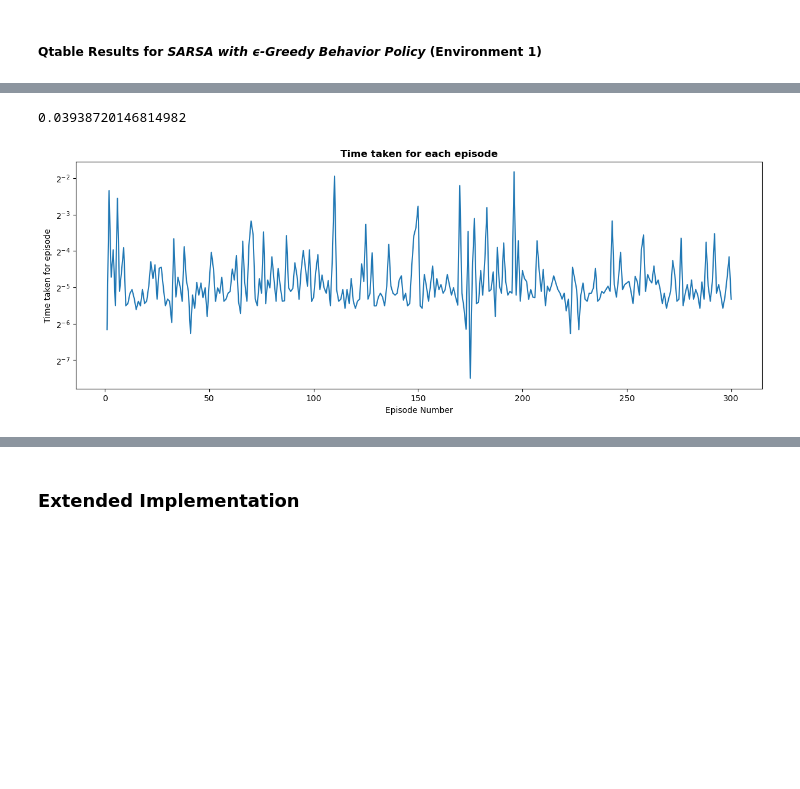
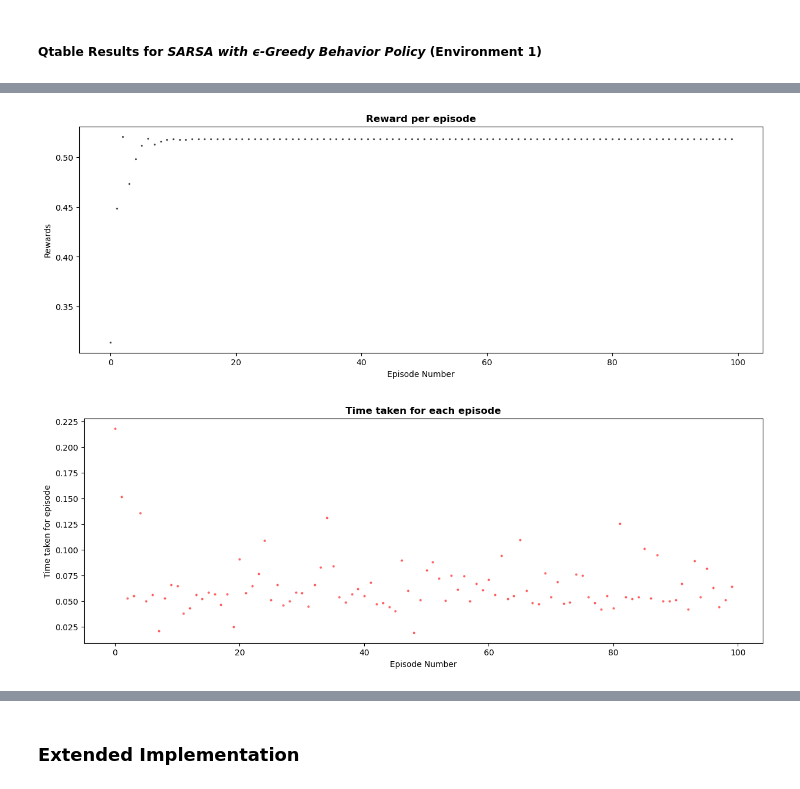
Before and after one commit to moses1998lee/Git, a Jupyter notebook: ME5406 Project 1/05032023 Project 1.ipynb, the cells around one changed output, grey strips where cells are left out. Drawn from its saved outputs; the diff is of its cells as text; code cells hidden in the pictures; blank space fills up the shorter version.

Commit message:
Got graphs and data

```diff
--- a/ME5406 Project 1/05032023 Project 1.ipynb
+++ b/ME5406 Project 1/05032023 Project 1.ipynb
@@ -1271,31 +1356,45 @@ sarsa1.fetchQtable()
 # %%
 # Epsilon = 0.001
     # Total time for entire simulation -> 3 minute 46.3 seconds
     # Refer to report for further results
 
 # Epsilon = 1 : Only Exploration
     # Total time for entire simulation -> 1.5 seconds
     # Refer to report for further results
 
 sarsa1_data = pd.DataFrame(data = sarsa1.results).transpose()
-col_rename = {sarsa1_data.columns[0] : 'Time taken', sarsa1_data.columns[1] : 'End State Visited?', sarsa1_data.columns[2] : 'Number of states visited' }
+col_rename = {sarsa1_data.columns[0] : 'Time taken',
+              sarsa1_data.columns[1] : 'End State Visited?',
+              sarsa1_data.columns[2] : 'Number of states visited',
+              sarsa1_data.columns[3] : 'Total Rewards'
+               }
 
 sarsa1_data = sarsa1_data.rename(columns =  col_rename)
 
 y = sarsa1_data['Time taken']
-# monte_data.name
-print(y.mean())
+x = pd.Series(range(len(y)))
+
+reward = sarsa1_data['Total Rewards']
+
+# print(y.mean())
 
 plt.figure(figsize = (15,5))
-plt.plot(y)
-plt.yscale('log', base = 2)
+plt.scatter(x, reward, s = 2, alpha = 0.6, color = 'black')
+plt.xlabel('Episode Number')
+plt.ylabel('Rewards')
+plt.title('Reward per episode', fontweight = 'bold')
+
+plt.figure(figsize = (15,5))
+plt.scatter(x, y, s = 4, alpha = 0.5, color = 'red')
+# plt.plot(y)
+# plt.yscale('log', base = 2)
 plt.xlabel('Episode Number')
 plt.ylabel('Time taken for episode')
 plt.title('Time taken for each episode', fontweight = 'bold')
 plt.show()
 # %% [output]
-0.03938720146814982
-[figure, old version]
+[figure, new version]
+[figure, added]
 # %%
 sarsa1.results
 # %% [output]
```
Also changed, not shown: parts of 9 cells of this notebook, 3 other files.
